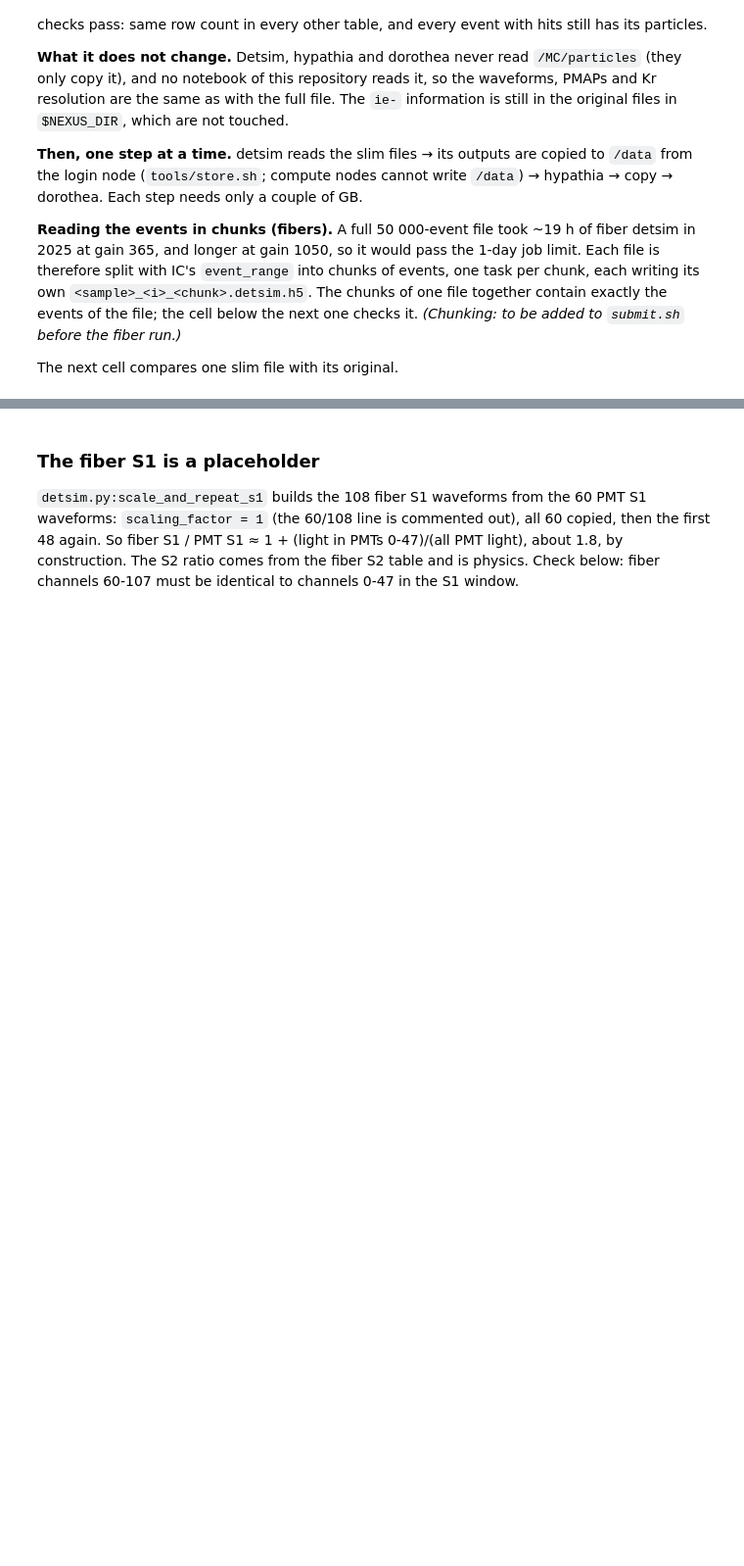
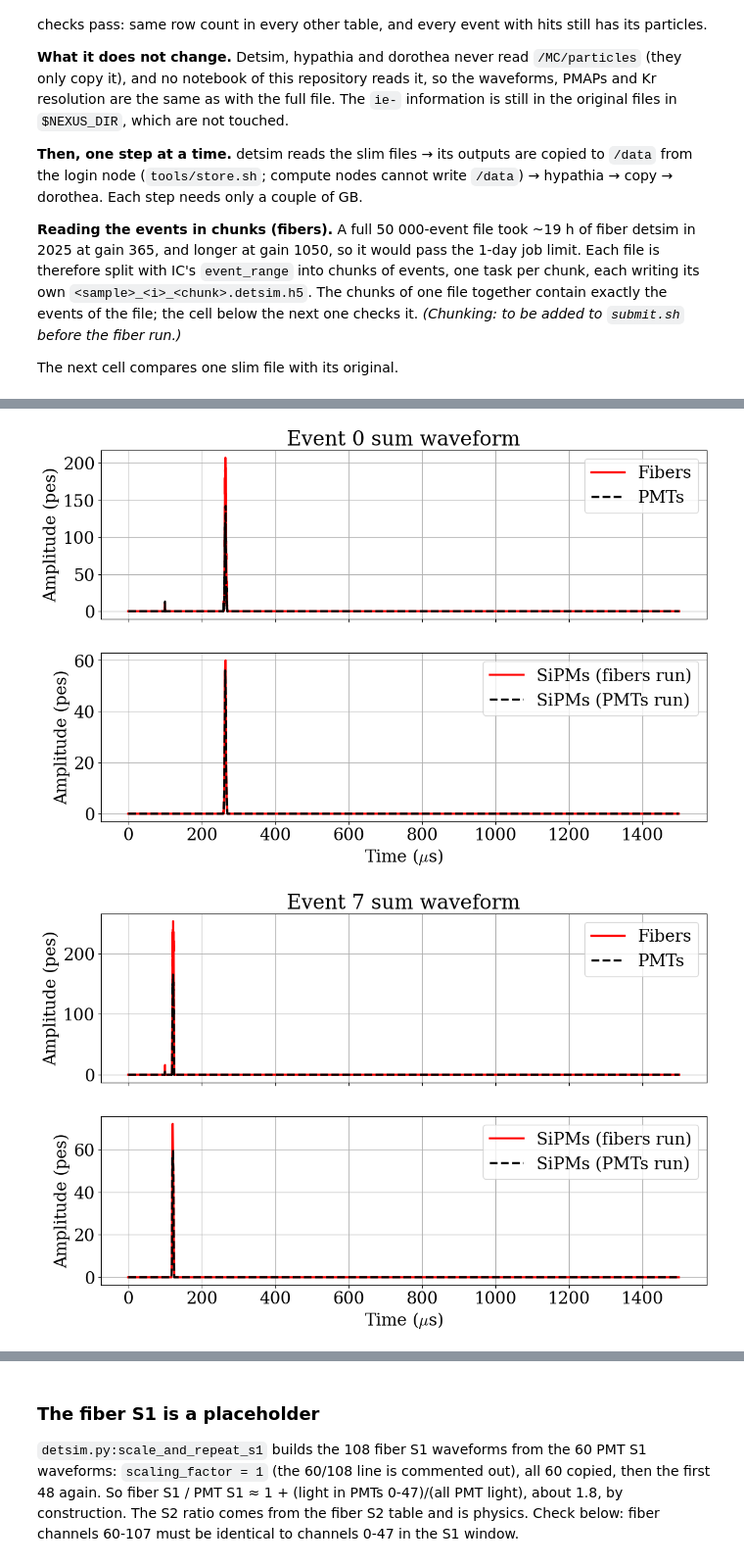
Before and after one commit to mariandbt/IC_ANALYSIS, a Jupyter notebook: notebooks/03_detsim.ipynb, the cells around one changed output, grey strips where cells are left out. Shown at 98% size. Saved outputs shown, nothing was run; the diff lists cells and outputs as text; code cells hidden in the pictures; blank space fills up the shorter version.

```diff
--- a/notebooks/03_detsim.ipynb
+++ b/notebooks/03_detsim.ipynb
@@ -65,0 +129,7 @@ checks.summary_ic([f_fib, f_pmt])
+# %%
+# 3. Fibers vs PMTs, same event
+for i in EVENTS:
+    show(plots.fib_vs_pmt(f_fib, f_pmt, i), f"fib_vs_pmt_{i}")
+# %% [output]
+[figure, added]
+[figure, added]
```
Also changed, not shown: parts of 11 cells of this notebook, 13 other files.
